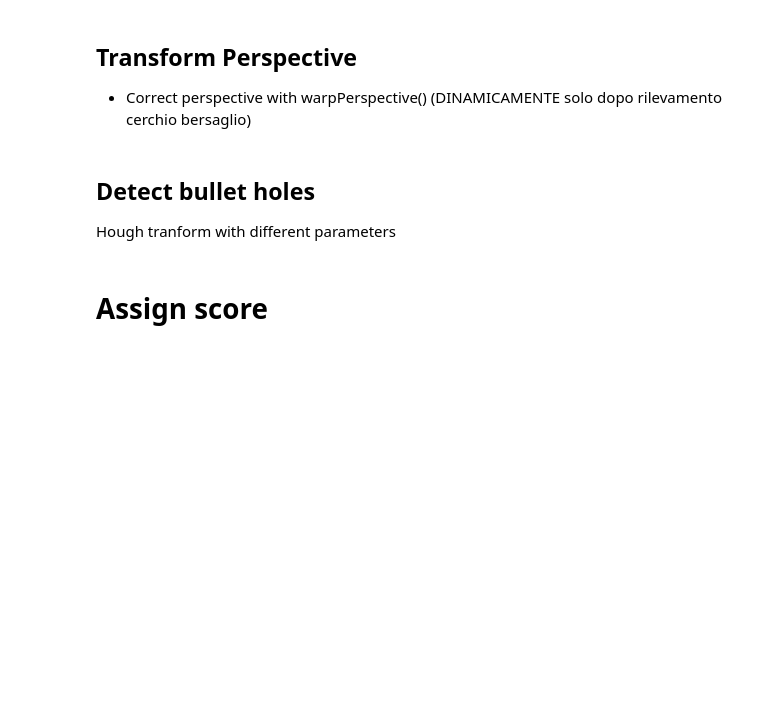
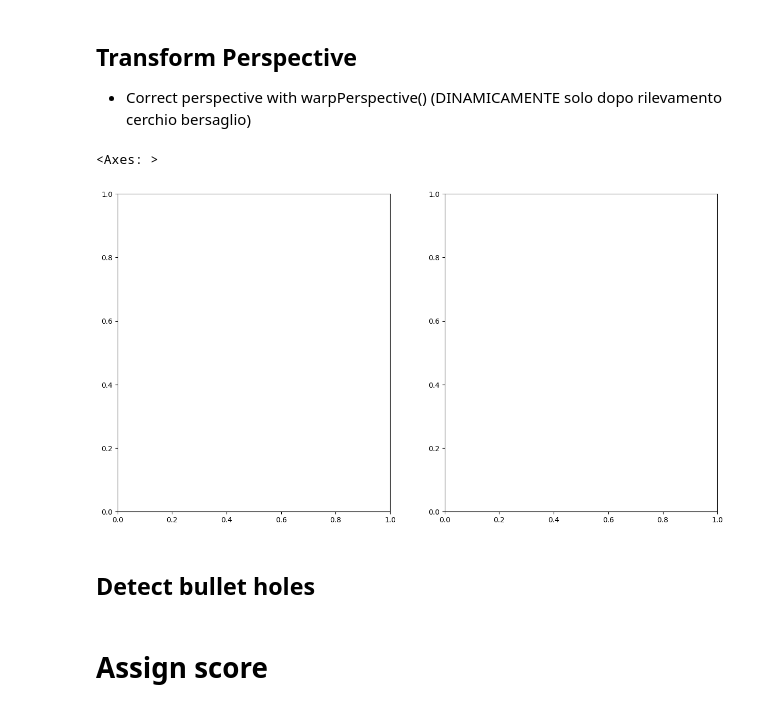
Before and after one commit to Allelallecialle/Aimlytics, a Jupyter notebook: aimlytics_notebook.ipynb, the cells around one changed output. Saved outputs shown, nothing was run; the diff lists cells and outputs as text; code cells hidden in the pictures; blank space fills up the shorter version.

```diff
--- a/aimlytics_notebook.ipynb
+++ b/aimlytics_notebook.ipynb
@@ -130,8 +117,27 @@ error: OpenCV(4.11.0) /io/opencv/modules/imgproc/src/approx.cpp:690: error: (-21
 - Correct perspective with warpPerspective() (DINAMICAMENTE solo dopo rilevamento cerchio bersaglio)
 # %%
 #inserisci funz per rilevare e traformare bersagli con foto storta
+# pts1 = np.float32([[219,209],[612,8],[380,493],[785,271]])
+# # Size of the Transformed Image
+# pts2 = np.float32([[0,0],[500,0],[0,400],[500,400]])
+#
+# perspective_matrix = cv2.getPerspectiveTransform(pts1, pts2)
+# corrected_perspective_image = cv2.warpPerspective(image, perspective_matrix, image.shape[1::-1])
+
+
+plt.figure(figsize=(15, 8))
+plt.subplot(121)
+# plt.title("Input Image")
+# plt.imshow(cv2.cvtColor(,cv2.COLOR_BGR2RGB))
+# plt.axis('off')
+plt.subplot(122)
+# plt.title("Corrected Perspective")
+# plt.imshow(cv2.cvtColor(,cv2.COLOR_BGR2RGB))
+# plt.axis('off')
+# %% [output]
+<Axes: >
+[figure, added]
 # %% [markdown]
 ## Detect bullet holes
-Hough tranform with different parameters
 # %% [markdown]
 # Assign score
```
Also changed, not shown: parts of 4 cells of this notebook, 1 other file.
